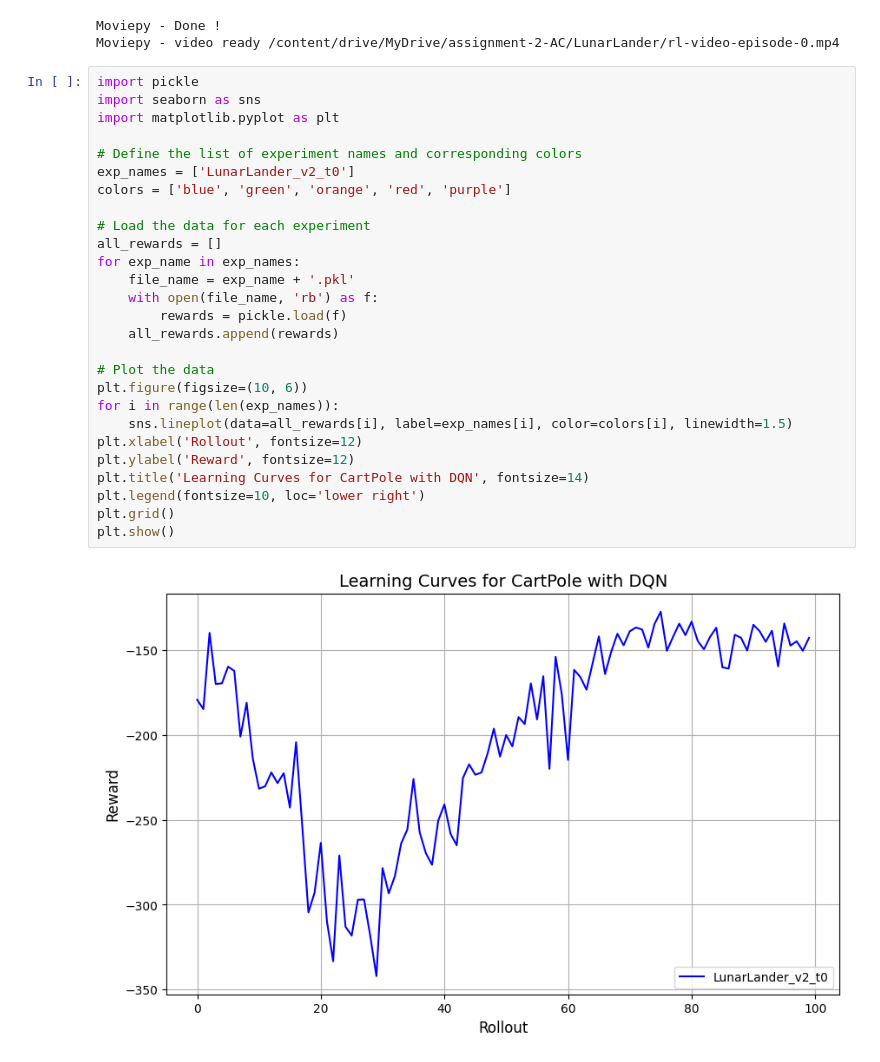
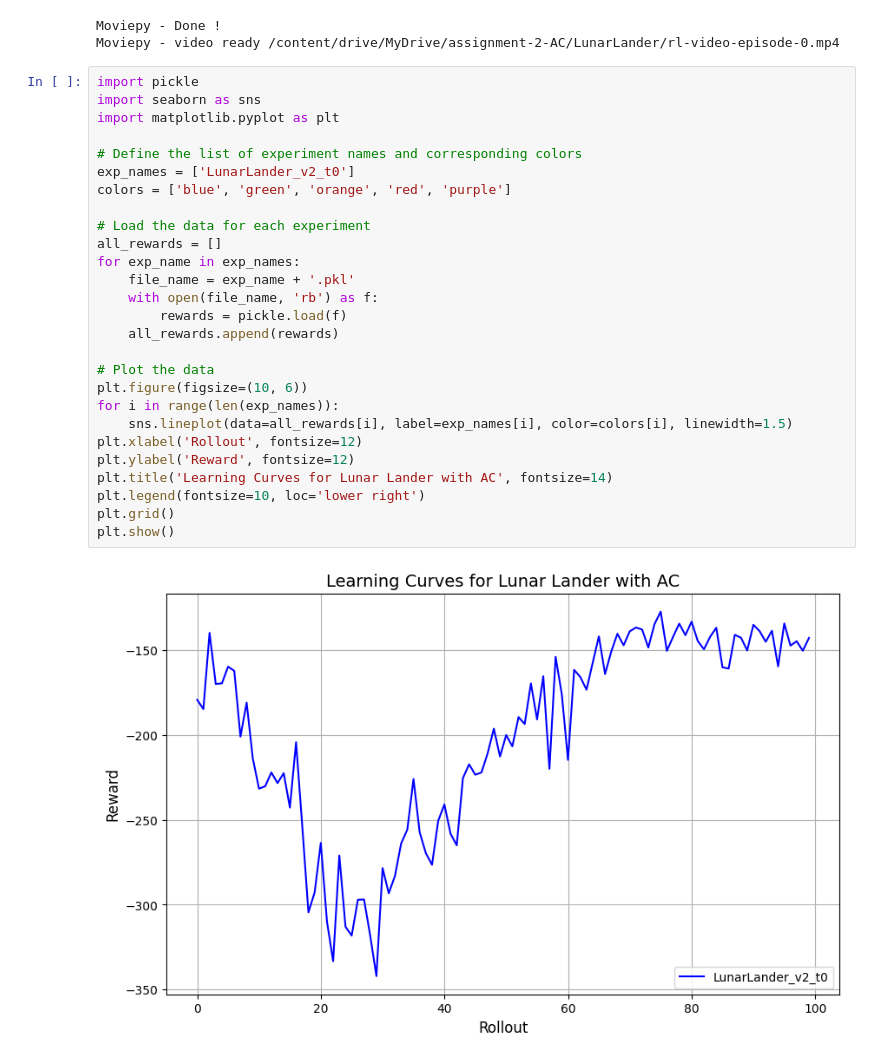
Before and after one commit to yoshithavalluru/assignment-2, a Jupyter notebook: hw2_ac.ipynb, the cells around one changed output. Saved outputs shown, nothing was run; the diff lists cells and outputs as text.

```diff
--- a/hw2_ac.ipynb
+++ b/hw2_ac.ipynb
@@ -317,29 +318,29 @@ Moviepy - video ready /content/drive/MyDrive/assignment-2-AC/LunarLander/rl-vide
 # %%
 import pickle
 import seaborn as sns
 import matplotlib.pyplot as plt
 
 # Define the list of experiment names and corresponding colors
 exp_names = ['LunarLander_v2_t0']
 colors = ['blue', 'green', 'orange', 'red', 'purple']
 
 # Load the data for each experiment
 all_rewards = []
 for exp_name in exp_names:
     file_name = exp_name + '.pkl'
     with open(file_name, 'rb') as f:
         rewards = pickle.load(f)
     all_rewards.append(rewards)
 
 # Plot the data
 plt.figure(figsize=(10, 6))
 for i in range(len(exp_names)):
     sns.lineplot(data=all_rewards[i], label=exp_names[i], color=colors[i], linewidth=1.5)
 plt.xlabel('Rollout', fontsize=12)
 plt.ylabel('Reward', fontsize=12)
-plt.title('Learning Curves for CartPole with DQN', fontsize=14)
+plt.title('Learning Curves for Lunar Lander with AC', fontsize=14)
 plt.legend(fontsize=10, loc='lower right')
 plt.grid()
 plt.show()
 # %% [output]
-[figure, old version]
+[figure, new version]
```
Also changed, not shown: parts of 1 cell of this notebook.
